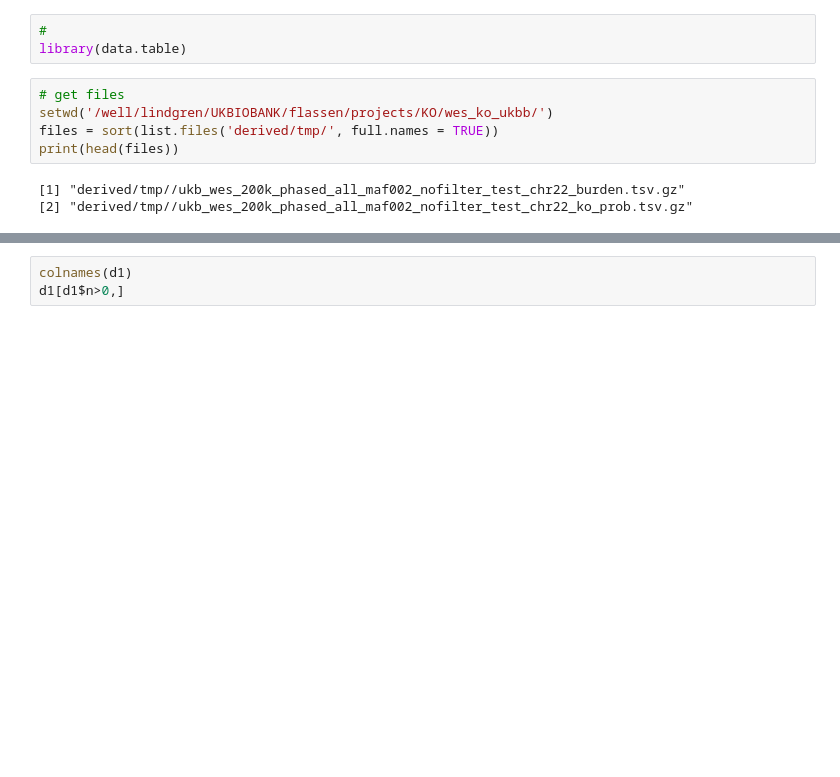
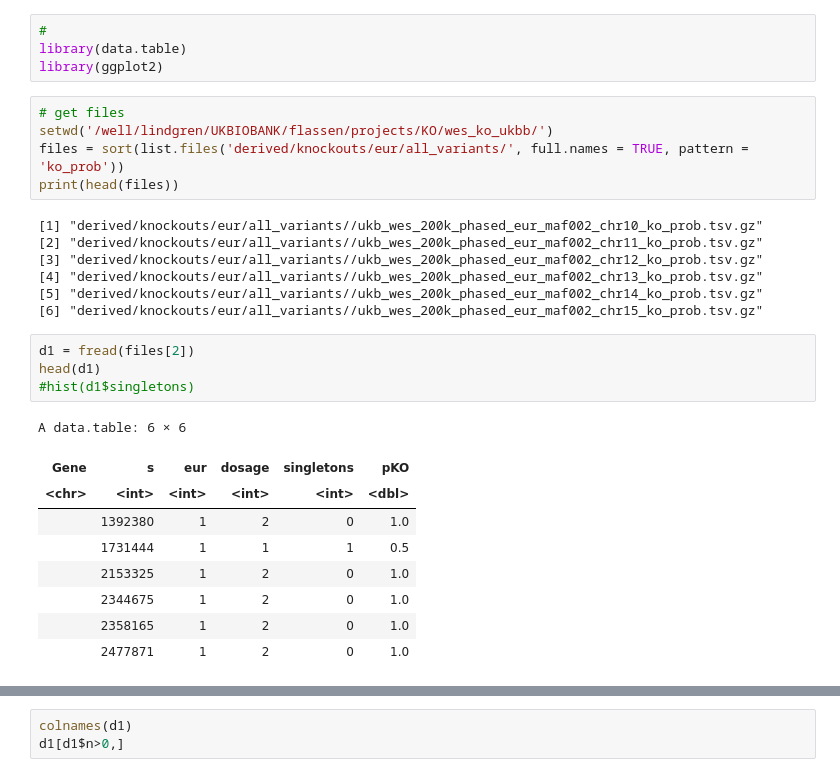
Before and after one commit to frhl/wes_ko_ukbb, a Jupyter notebook: notebooks/summary.ipynb, the cells around one changed output, grey strips where cells are left out. Saved outputs shown, nothing was run; the diff lists cells and outputs as text; blank space fills up the shorter version.

```diff
--- a/notebooks/summary.ipynb
+++ b/notebooks/summary.ipynb
@@ -1,12 +1,31 @@
 # %%
 #
 library(data.table)
+library(ggplot2)
 # %%
 # get files
 setwd('/well/lindgren/UKBIOBANK/flassen/projects/KO/wes_ko_ukbb/')
-files = sort(list.files('derived/tmp/', full.names = TRUE))
+files = sort(list.files('derived/knockouts/eur/all_variants/', full.names = TRUE, pattern = 'ko_prob'))
 print(head(files))
 # %% [output]
-[1] "derived/tmp//ukb_wes_200k_phased_all_maf002_nofilter_test_chr22_burden.tsv.gz"
-[2] "derived/tmp//ukb_wes_200k_phased_all_maf002_nofilter_test_chr22_ko_prob.tsv.gz"
+[1] "derived/knockouts/eur/all_variants//ukb_wes_200k_phased_eur_maf002_chr10_ko_prob.tsv.gz"
+[2] "derived/knockouts/eur/all_variants//ukb_wes_200k_phased_eur_maf002_chr11_ko_prob.tsv.gz"
+[3] "derived/knockouts/eur/all_variants//ukb_wes_200k_phased_eur_maf002_chr12_ko_prob.tsv.gz"
+[4] "derived/knockouts/eur/all_variants//ukb_wes_200k_phased_eur_maf002_chr13_ko_prob.tsv.gz"
+[5] "derived/knockouts/eur/all_variants//ukb_wes_200k_phased_eur_maf002_chr14_ko_prob.tsv.gz"
+[6] "derived/knockouts/eur/all_variants//ukb_wes_200k_phased_eur_maf002_chr15_ko_prob.tsv.gz"
+# %%
+d1 = fread(files[2])
+head(d1)
+#hist(d1$singletons)
+# %% [output]
+A data.table: 6 × 6
+| Gene | s | eur | dosage | singletons | pKO |
+| <chr> | <int> | <int> | <int> | <int> | <dbl> |
+|  | 1392380 | 1 | 2 | 0 | 1.0 |
+|  | 1731444 | 1 | 1 | 1 | 0.5 |
+|  | 2153325 | 1 | 2 | 0 | 1.0 |
+|  | 2344675 | 1 | 2 | 0 | 1.0 |
+|  | 2358165 | 1 | 2 | 0 | 1.0 |
+|  | 2477871 | 1 | 2 | 0 | 1.0 |
 # %%
```
Also changed, not shown: parts of 14 cells of this notebook, 7 other files.
